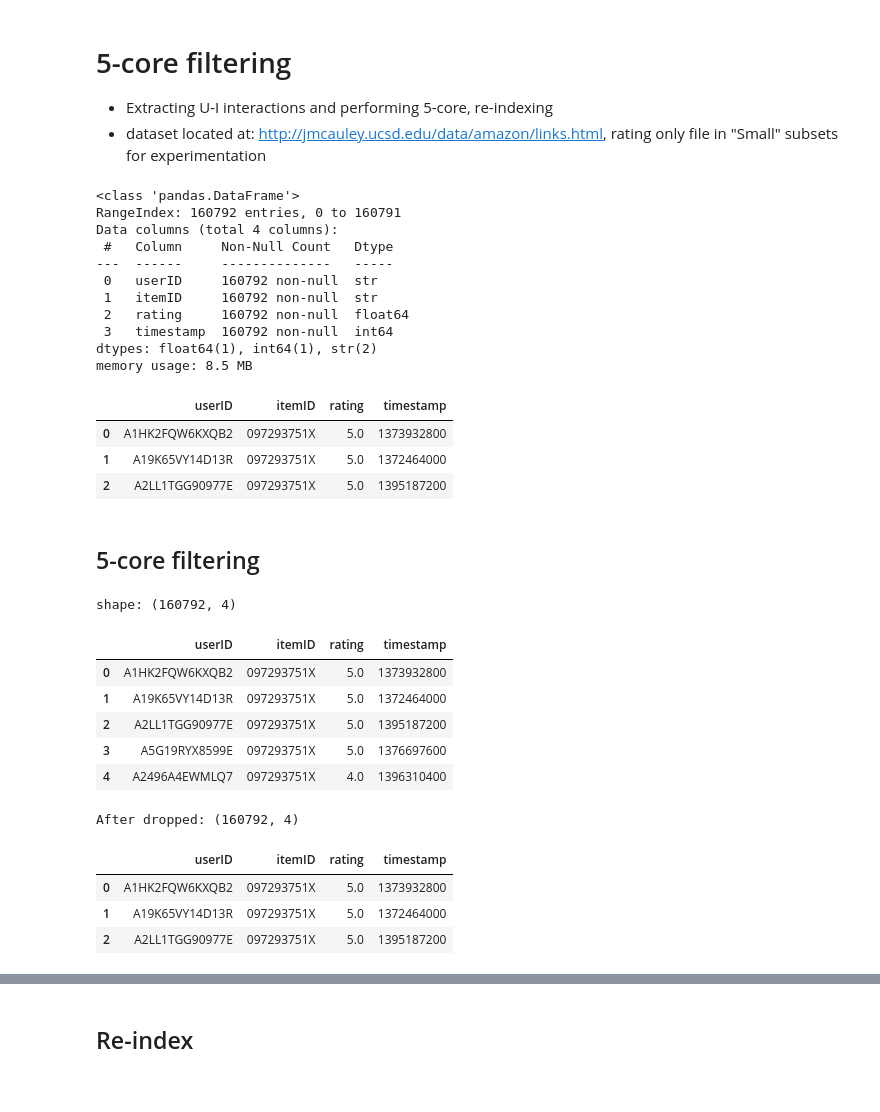
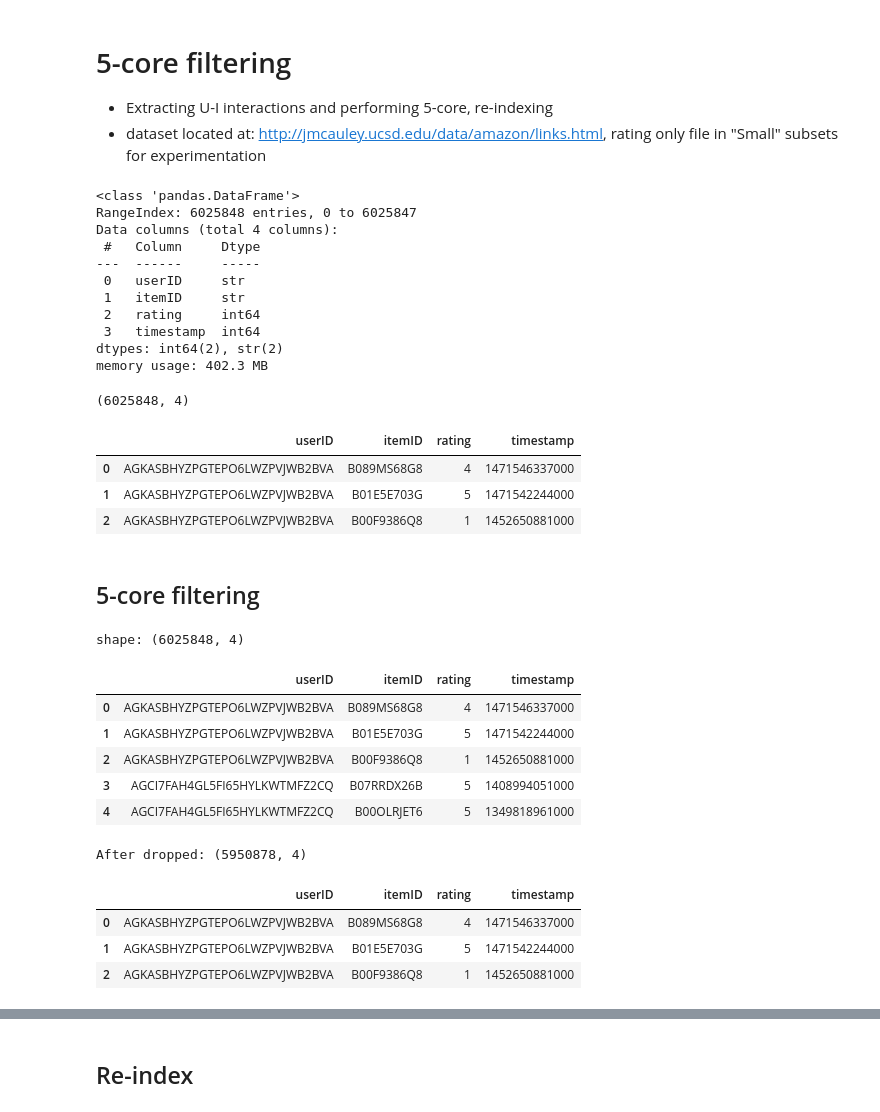
Before and after one commit to ThanhB18059162022/MMRec, a Jupyter notebook: preprocessing_v2/0rating2inter.ipynb, the cells around one changed output, grey strips where cells are left out. Cells and saved outputs as stored; diff of their text form; code cells hidden in the pictures.

```diff
--- a/preprocessing_v2/0rating2inter.ipynb
+++ b/preprocessing_v2/0rating2inter.ipynb
@@ -15,57 +15,61 @@ Vì code cũ tác giả có đánh lable nhưng qua bước 1 thì chuyển xài
 import os
 import pandas as pd
 # %%
-PATH = "./data/2014"
+PATH = "./data/2023"
 # %%
 df = pd.read_parquet(os.path.join(PATH, "df_rating.parquet"))
 # %%
 df.info()
 # %% [output]
 <class 'pandas.DataFrame'>
-RangeIndex: 160792 entries, 0 to 160791
+RangeIndex: 6025848 entries, 0 to 6025847
 Data columns (total 4 columns):
- #   Column     Non-Null Count   Dtype
----  ------     --------------   -----
- 0   userID     160792 non-null  str
- 1   itemID     160792 non-null  str
- 2   rating     160792 non-null  float64
- 3   timestamp  160792 non-null  int64
-dtypes: float64(1), int64(1), str(2)
-memory usage: 8.5 MB
+ #   Column     Dtype
+---  ------     -----
+ 0   userID     str
+ 1   itemID     str
+ 2   rating     int64
+ 3   timestamp  int64
+dtypes: int64(2), str(2)
+memory usage: 402.3 MB
+# %%
+df.shape
+# %% [output]
+(6025848, 4)
 # %%
 df.head(3)
 # %% [output]
 |  | userID | itemID | rating | timestamp |
-| 0 | A1HK2FQW6KXQB2 | 097293751X | 5.0 | 1373932800 |
-| 1 | A19K65VY14D13R | 097293751X | 5.0 | 1372464000 |
-| 2 | A2LL1TGG90977E | 097293751X | 5.0 | 1395187200 |
+| 0 | AGKASBHYZPGTEPO6LWZPVJWB2BVA | B089MS68G8 | 4 | 1471546337000 |
+| 1 | AGKASBHYZPGTEPO6LWZPVJWB2BVA | B01E5E703G | 5 | 1471542244000 |
+| 2 | AGKASBHYZPGTEPO6LWZPVJWB2BVA | B00F9386Q8 | 1 | 1452650881000 |
 # %% [markdown]
 ## 5-core filtering
 # %%
 print(f"shape: {df.shape}")
 df[:5]
 # %% [output]
-shape: (160792, 4)
+shape: (6025848, 4)
 |  | userID | itemID | rating | timestamp |
-| 0 | A1HK2FQW6KXQB2 | 097293751X | 5.0 | 1373932800 |
-| 1 | A19K65VY14D13R | 097293751X | 5.0 | 1372464000 |
-| 2 | A2LL1TGG90977E | 097293751X | 5.0 | 1395187200 |
-| 3 | A5G19RYX8599E | 097293751X | 5.0 | 1376697600 |
-| 4 | A2496A4EWMLQ7 | 097293751X | 4.0 | 1396310400 |
+| 0 | AGKASBHYZPGTEPO6LWZPVJWB2BVA | B089MS68G8 | 4 | 1471546337000 |
+| 1 | AGKASBHYZPGTEPO6LWZPVJWB2BVA | B01E5E703G | 5 | 1471542244000 |
+| 2 | AGKASBHYZPGTEPO6LWZPVJWB2BVA | B00F9386Q8 | 1 | 1452650881000 |
+| 3 | AGCI7FAH4GL5FI65HYLKWTMFZ2CQ | B07RRDX26B | 5 | 1408994051000 |
+| 4 | AGCI7FAH4GL5FI65HYLKWTMFZ2CQ | B00OLRJET6 | 5 | 1349818961000 |
 # %%
 # Bỏ giá trị null với trùng
-learner_id, course_id, tmstmp_str = "userID", "itemID", "timestamp"
+learner_id, course_id = "userID", "itemID"
 
-df.dropna(subset=[learner_id, course_id, tmstmp_str], inplace=True)
-df.drop_duplicates(subset=[learner_id, course_id, tmstmp_str], inplace=True)
+df.dropna(subset=[learner_id, course_id], inplace=True)
+df.drop_duplicates(subset=[learner_id, course_id], inplace=True)
 print(f"After dropped: {df.shape}")
 df[:3]
 # %% [output]
-After dropped: (160792, 4)
+After dropped: (5950878, 4)
 |  | userID | itemID | rating | timestamp |
-| 0 | A1HK2FQW6KXQB2 | 097293751X | 5.0 | 1373932800 |
-| 1 | A19K65VY14D13R | 097293751X | 5.0 | 1372464000 |
-| 2 | A2LL1TGG90977E | 097293751X | 5.0 | 1395187200 |
+| 0 | AGKASBHYZPGTEPO6LWZPVJWB2BVA | B089MS68G8 | 4 | 1471546337000 |
+| 1 | AGKASBHYZPGTEPO6LWZPVJWB2BVA | B01E5E703G | 5 | 1471542244000 |
+| 2 | AGKASBHYZPGTEPO6LWZPVJWB2BVA | B00F9386Q8 | 1 | 1452650881000 |
 # %%
 from collections import Counter
 import numpy as np
```
Also changed, not shown: parts of 6 cells of this notebook, 3 other files.
